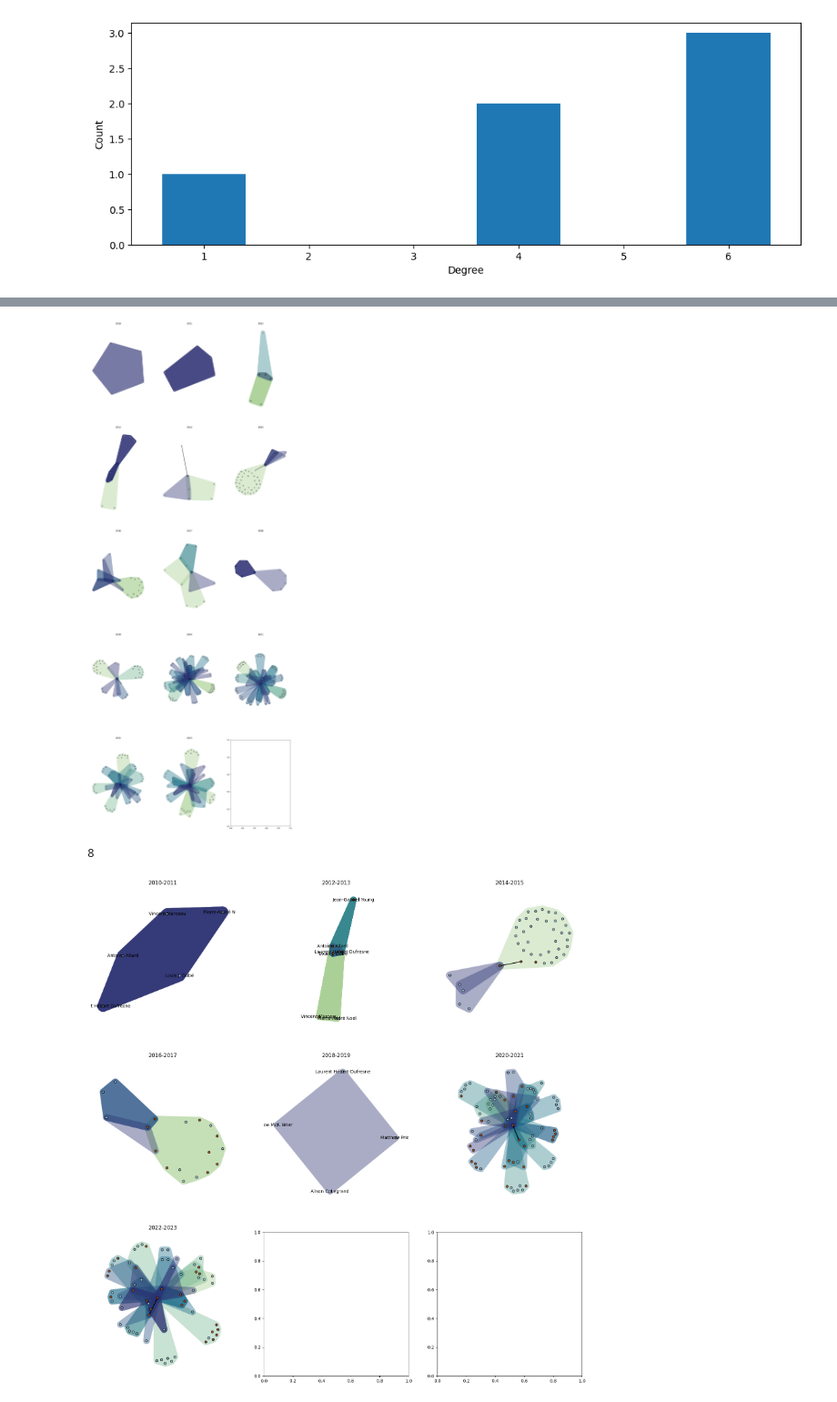
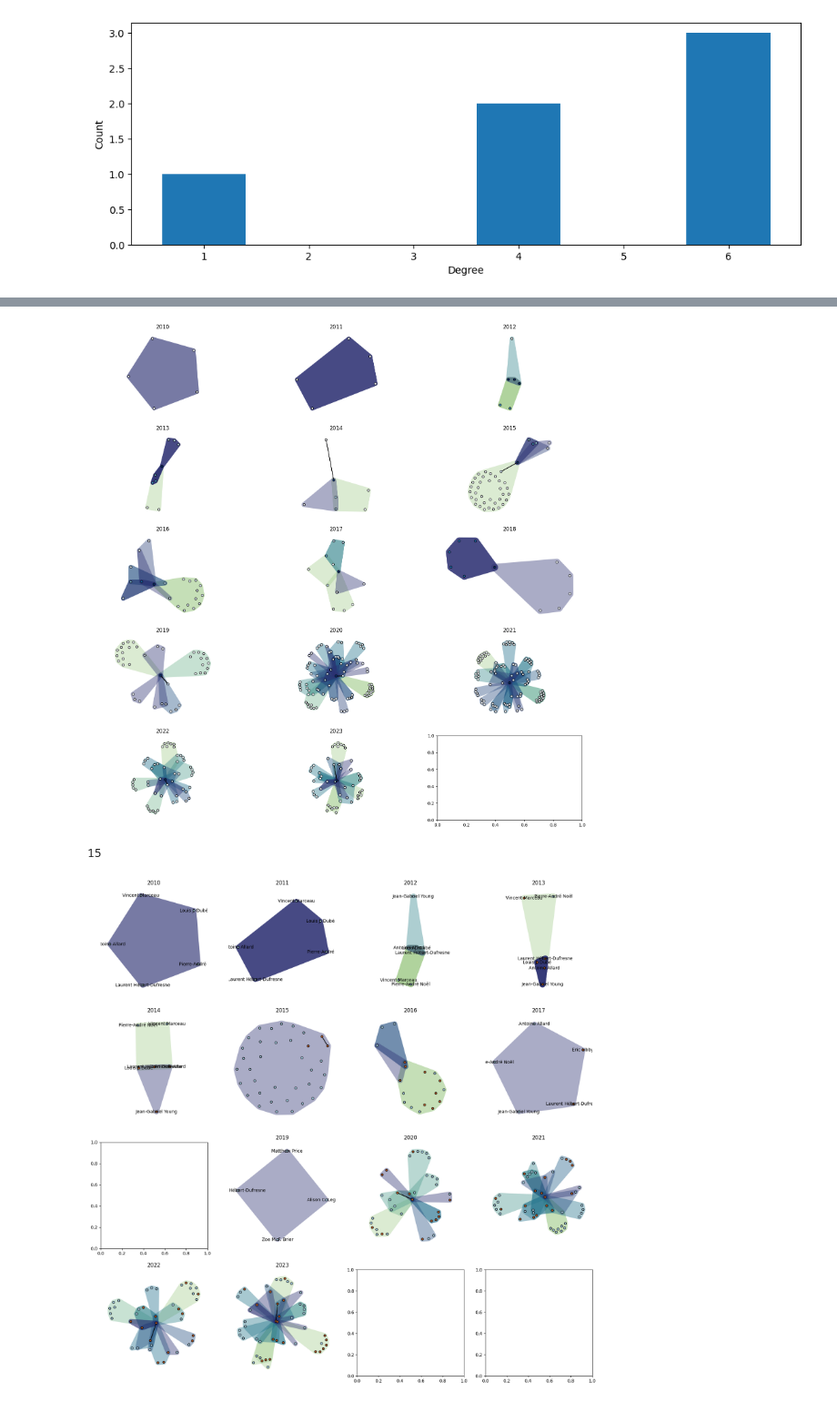
Before and after one commit to jstonge/bayesian_group_formation, a Jupyter notebook: src/finding_group.ipynb, the cells around one changed output, grey strips where cells are left out. Shown at 91% size. Cells and saved outputs as stored; diff of their text form; code cells hidden in the pictures.

```diff
--- a/src/finding_group.ipynb
+++ b/src/finding_group.ipynb
@@ -55,6 +57,10 @@ def extract_coauthor(w):
 hyperedge_list = [extract_coauthor(w) for w in works]
 # %%
 def extract_coauthor_inst(works):
+    """
+    right now we only see collabs' institutions of papers that
+    collabs shared with the PI... Ideally we would look at all their work.
+    """
     time_collabo = {}  # Reset for each year
     for work in works:
         for a in work['authorships']:
@@ -229,7 +234,7 @@ yr_window = 1
 tot_yrs = list(range(0, len(PI_fnames)+1, yr_window))
 tot_frames = len(tot_yrs)
 nb_rows = tot_frames // 3
-height_d = { 1:40, 2:15, 3:10 }
+height_d = { 1:20, 2:15, 3:10 }
 fig, axes = plt.subplots(nb_rows, 3, figsize=(20,height_d[yr_window]))
 
 for idx, ax in zip(tot_yrs, axes.flatten()):
@@ -259,7 +264,7 @@ yr_window = 1
 tot_yrs = list(range(0, len(PI_fnames)+1, yr_window))
 tot_frames = len(tot_yrs)
 nb_rows = tot_frames // 3
-height_d = { 1:50, 2:15, 3:10 }
+height_d = { 1:20, 2:15, 3:10 }
 fig, axes = plt.subplots(nb_rows, 3, figsize=(20,height_d[yr_window]))
 for idx, ax in zip(tot_yrs, axes.flatten()):
 
@@ -287,11 +292,11 @@ for idx, ax in zip(tot_yrs, axes.flatten()):
         # print(f"{len(hyperedge_list)} papers are shown")
         # print(f"Highest degree {first_yr}-{last_yr}: {max_key}") # highest degree node
 # %% [output]
-[figure, old version]
+[figure, new version]
 # %%
 # OVERVIEW OF HYPEREDGES CONSIDERED AS LOCAL WORK
 
-yr_window = 2
+yr_window = 1
 tot_yrs = list(range(0, len(PI_fnames)+1, yr_window))
 all_edgelist = []
 for idx in tot_yrs:
@@ -325,4 +330,4 @@ for idx in tot_yrs:
 # %%
 len(all_edgelist)
 # %% [output]
-8
+15
@@ -329,38 +336,41 @@ len(all_edgelist)
 # %%
 # OVERVIEW OF HYPEREDGES CONSIDERED AS LOCAL WORK
-
-fig, axes = plt.subplots(3, 3, figsize=(20,20))
+all_local_nodes = []
+fig, axes = plt.subplots(4, 4, figsize=(20,20))
 for i, (ax, dat) in enumerate(zip(axes.flatten(), all_edgelist)):
 
     if i >= len(all_edgelist):
         break
 
     first_yr, last_yr, edgelist, nodelist = dat
 
 
     H = xgi.Hypergraph()
     H.add_nodes_from(nodelist)
     H.add_edges_from(edgelist)
 
+    all_local_nodes += H.nodes.filterby_attr("involve_local_work", True)
+
     H_f = xgi.subhypergraph(H,
         nodes=H.nodes.filterby_attr("involve_local_work", True),
         edges=H.edges.filterby_attr("local_work", True)
     )
+
 
     if len(H_f.nodes) > 0:
 
         pos = xgi.barycenter_spring_layout(H_f, seed=42)  # fix position
         max_key = max(H_f.nodes.degree().asdict(), key=H_f.nodes.degree().asdict().get)
         _, collections = xgi.draw(
             H_f, pos=pos, ax=ax, node_size=5,
-            node_labels=True if len(H_f.nodes) < 10 else False,
+            node_labels=True if len(H_f.nodes) < 12 else False,
             node_fc=H_f.nodes.attrs("is_shared").aslist(),
             node_fc_cmap="Paired",
             hull=True
             )
         (node_collection, _, _) = collections
         ax.set_title(f"{first_yr}-{last_yr}") if yr_window > 1 else ax.set_title(f"{first_yr}")
 
-plt.savefig(f"{target_name.replace(' ', '_')}_local_work.pdf")
+# plt.savefig(f"{target_name.replace(' ', '_')}_local_work.pdf")
 # %% [output]
-[figure, old version]
+[figure, new version]
```
Also changed, not shown: parts of 11 cells of this notebook, 20 other files.
